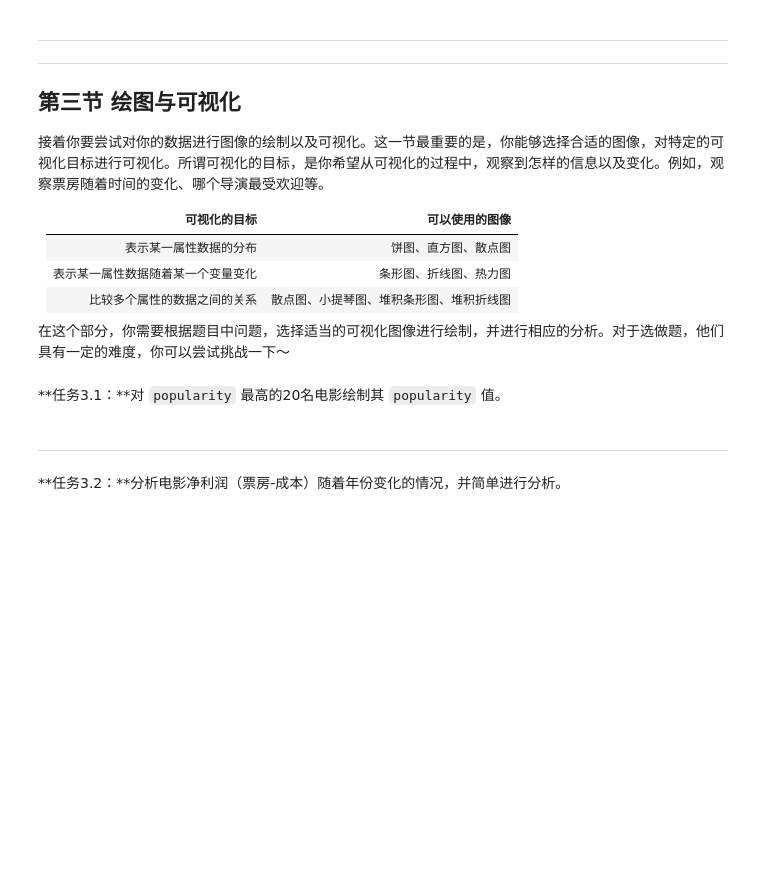
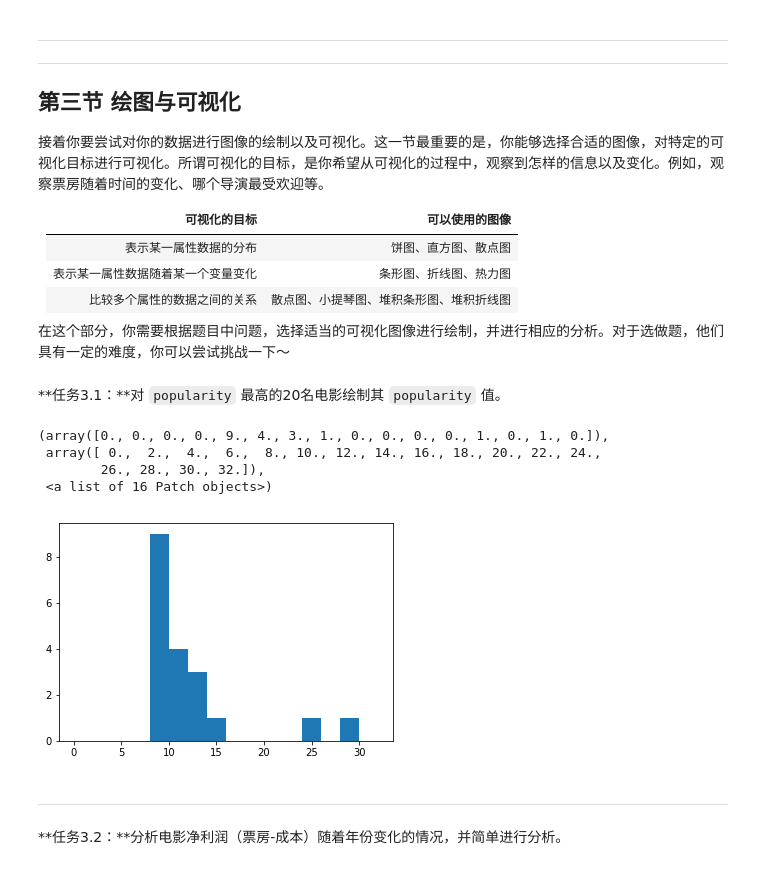
Before and after one commit to leesper/become-aipnd-learner, a Jupyter notebook: P2_ExploreMovieDataset/Explore Movie Dataset.ipynb, the cells around one changed output. Cells and saved outputs as stored; diff of their text form; code cells hidden in the pictures; blank space fills up the shorter version.

```diff
--- a/P2_ExploreMovieDataset/Explore Movie Dataset.ipynb
+++ b/P2_ExploreMovieDataset/Explore Movie Dataset.ipynb
@@ -289,6 +372,16 @@ movie_data_cleaned.iloc[:20]
 在这个部分，你需要根据题目中问题，选择适当的可视化图像进行绘制，并进行相应的分析。对于选做题，他们具有一定的难度，你可以尝试挑战一下～
 # %% [markdown]
 **任务3.1：**对 `popularity` 最高的20名电影绘制其 `popularity` 值。
+# %%
+movies_top_20_pop = movie_data_cleaned.sort_values(by=['popularity'], ascending=False).head(20)
+bin_edges = np.arange(0, movies_top_20_pop['popularity'].max()+1, 2)
+plt.hist(data=movies_top_20_pop, x='popularity', bins=bin_edges)
+# %% [output]
+(array([0., 0., 0., 0., 9., 4., 3., 1., 0., 0., 0., 0., 1., 0., 1., 0.]),
+ array([ 0.,  2.,  4.,  6.,  8., 10., 12., 14., 16., 18., 20., 22., 24.,
+        26., 28., 30., 32.]),
+ <a list of 16 Patch objects>)
+[figure, added]
 # %% [markdown]
 ---
 **任务3.2：**分析电影净利润（票房-成本）随着年份变化的情况，并简单进行分析。
```
Also changed, not shown: parts of 9 cells of this notebook.
